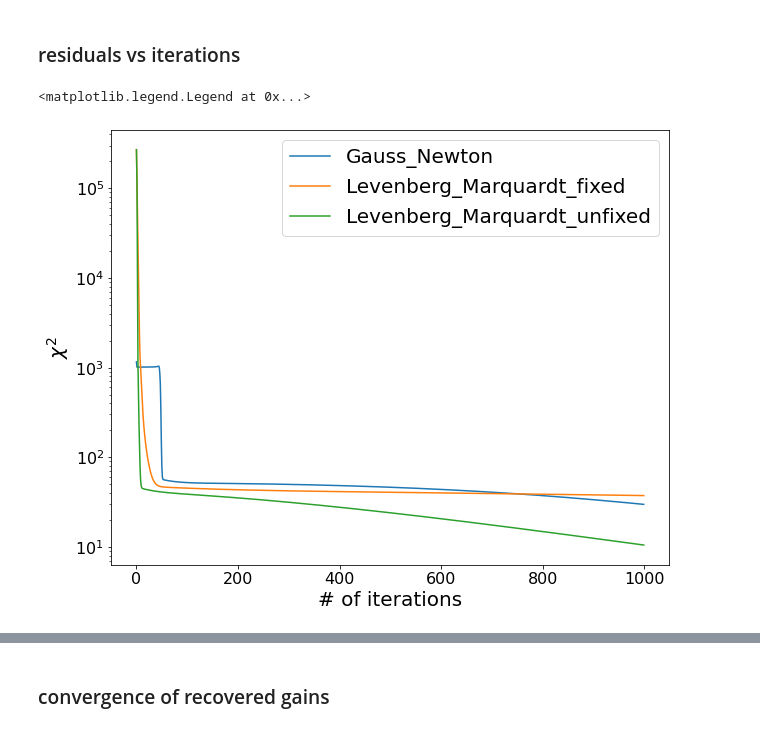
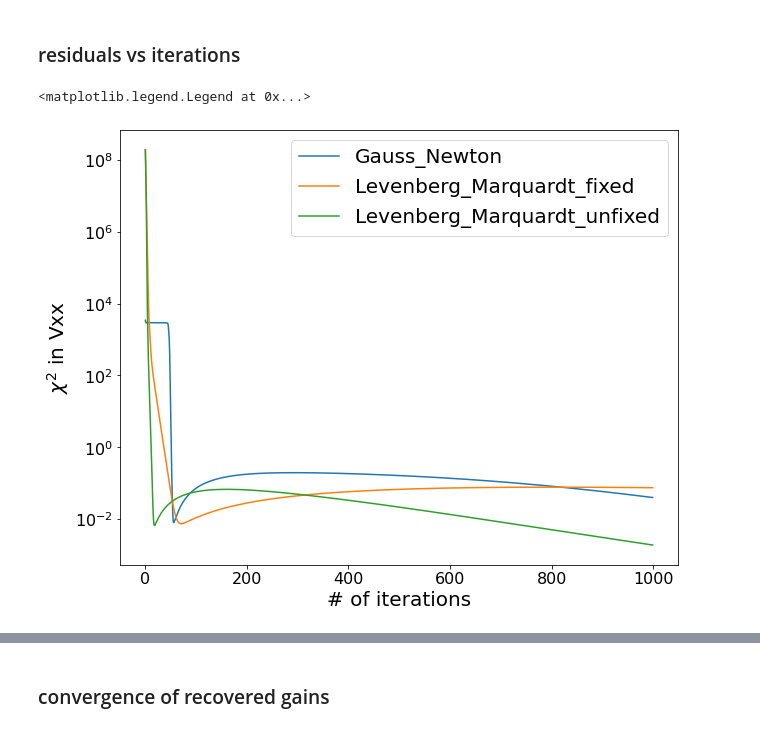
Before and after one commit to UPennEoR/plimpy, a Jupyter notebook: Recover_HERA_sim_Gains.ipynb, the cells around one changed output, grey strips where cells are left out. Saved outputs shown, nothing was run; the diff lists cells and outputs as text; code cells hidden in the pictures.

```diff
--- a/Recover_HERA_sim_Gains.ipynb
+++ b/Recover_HERA_sim_Gains.ipynb
@@ -246,14 +285,14 @@ print("--- %s seconds ---" % (time.time() - start_time))
 ### residuals vs iterations
 # %%
 fig, ax = plt.subplots(figsize=(10,8))
-ax.plot(residuals_GN_nd, label='Gauss_Newton')
-ax.plot(residuals_LM_fixed_nd,label='Levenberg_Marquardt_fixed')
-ax.plot(residuals_LM_unfixed_nd,label='Levenberg_Marquardt_unfixed')
+ax.plot(residuals_GN_nd[:,0,0], label='Gauss_Newton')
+ax.plot(residuals_LM_fixed_nd[:,0,0],label='Levenberg_Marquardt_fixed')
+ax.plot(residuals_LM_unfixed_nd[:,0,0],label='Levenberg_Marquardt_unfixed')
 ax.set_yscale('log')
 ax.tick_params(axis='both', which='both', labelsize=16)
-ax.set_ylabel(r"$\chi^2$", fontsize=20)
+ax.set_ylabel(r"$\chi^2$ in Vxx", fontsize=20)
 ax.set_xlabel("# of iterations", fontsize=20)
 ax.legend(loc='best', fontsize=20)
 # %% [output]
 <matplotlib.legend.Legend at 0x...>
-[figure, old version]
+[figure, new version]
```
Also changed, not shown: parts of 19 cells of this notebook.
